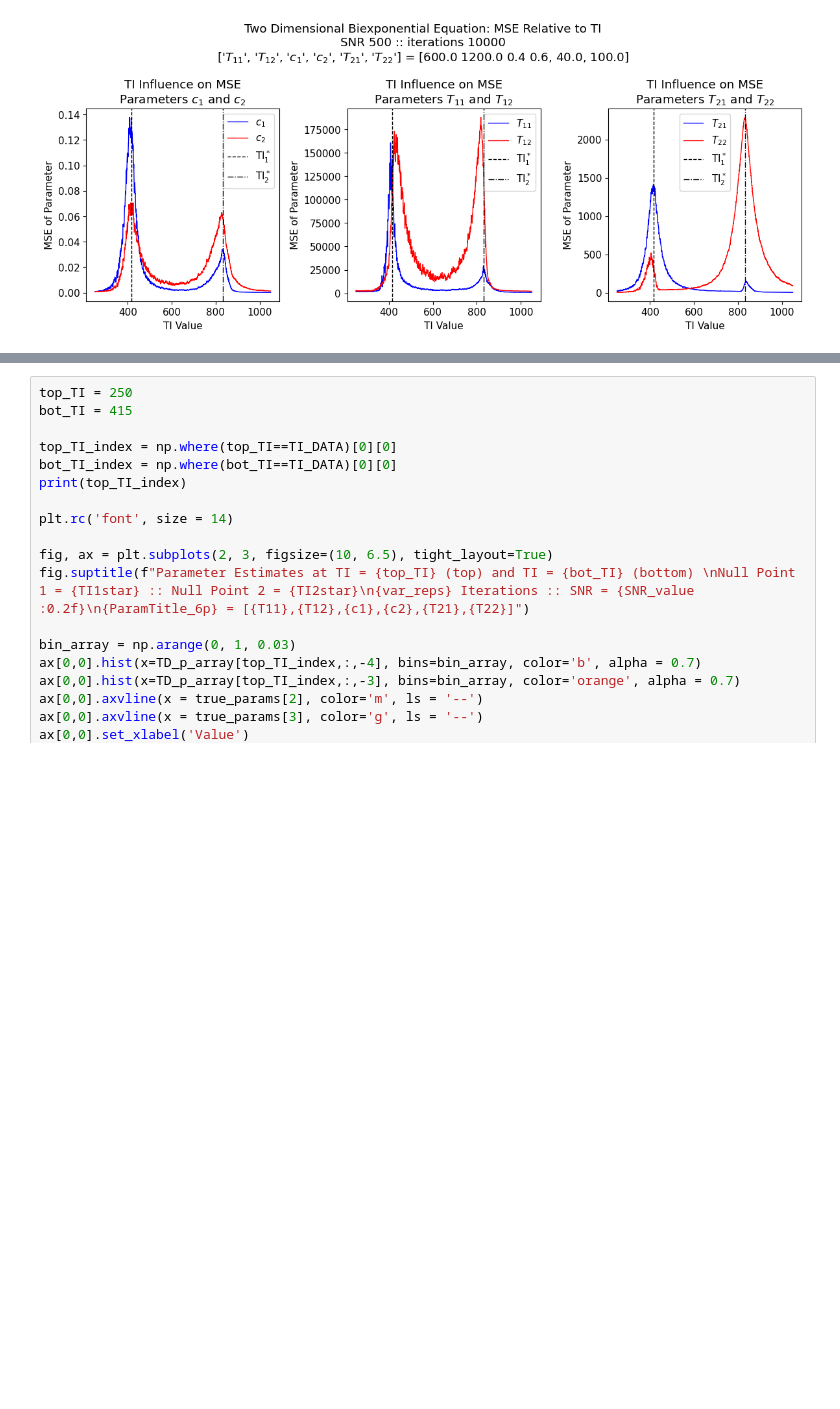
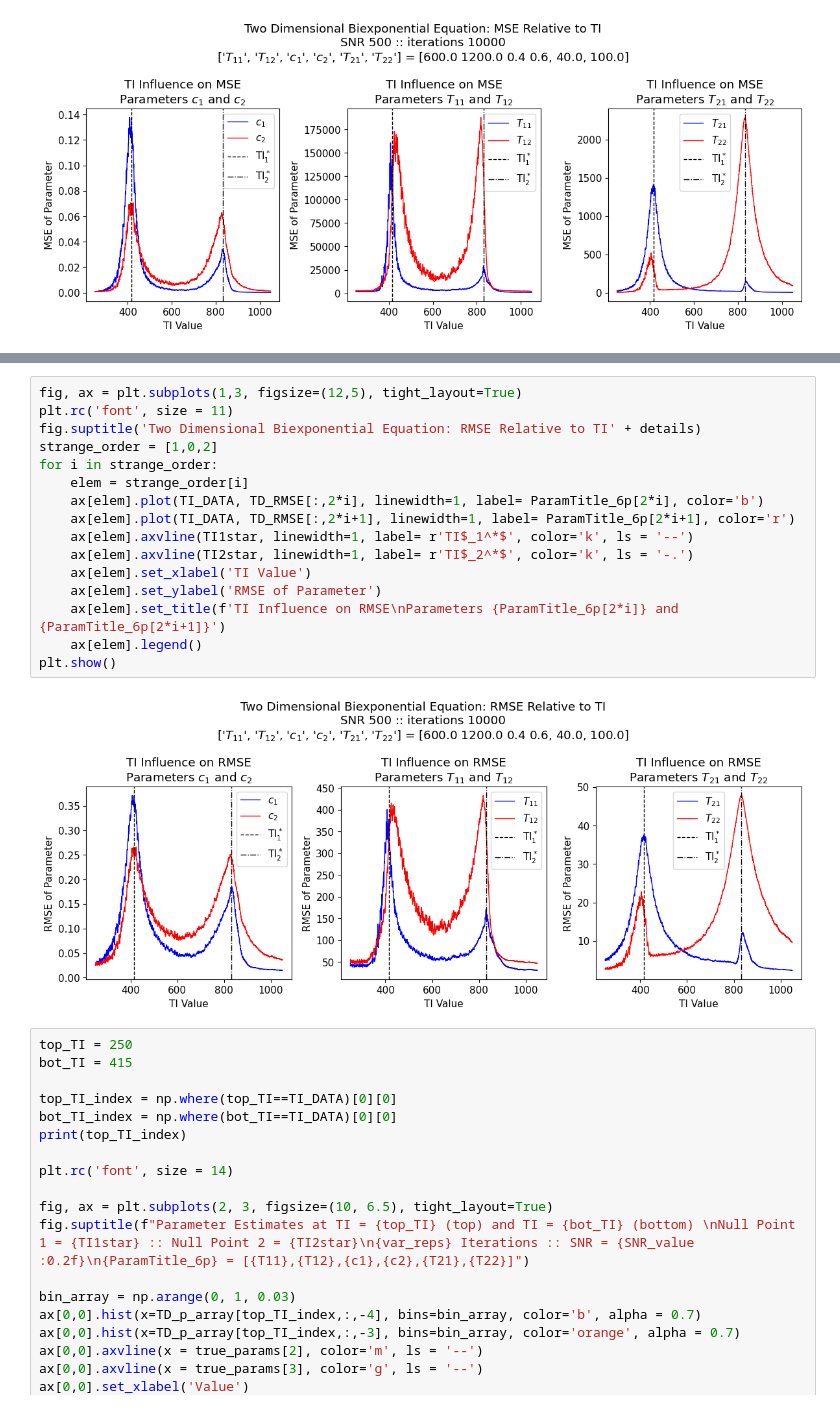
Before and after one commit to Griffin997/Stabilization, a Jupyter notebook: InversionExp_Characteristics/visualize_MC_DATA.ipynb, the cells around one changed output, grey strips where cells are left out. Drawn from its saved outputs; the diff is of its cells as text; blank space fills up the shorter version.

```diff
--- a/InversionExp_Characteristics/visualize_MC_DATA.ipynb
+++ b/InversionExp_Characteristics/visualize_MC_DATA.ipynb
@@ -255,3 +275,21 @@ plt.show()
+# %%
+fig, ax = plt.subplots(1,3, figsize=(12,5), tight_layout=True)
+plt.rc('font', size = 11)
+fig.suptitle('Two Dimensional Biexponential Equation: RMSE Relative to TI' + details)
+strange_order = [1,0,2]
+for i in strange_order:
+    elem = strange_order[i]
+    ax[elem].plot(TI_DATA, TD_RMSE[:,2*i], linewidth=1, label= ParamTitle_6p[2*i], color='b')
+    ax[elem].plot(TI_DATA, TD_RMSE[:,2*i+1], linewidth=1, label= ParamTitle_6p[2*i+1], color='r')
+    ax[elem].axvline(TI1star, linewidth=1, label= r'TI$_1^*$', color='k', ls = '--')
+    ax[elem].axvline(TI2star, linewidth=1, label= r'TI$_2^*$', color='k', ls = '-.')
+    ax[elem].set_xlabel('TI Value')
+    ax[elem].set_ylabel('RMSE of Parameter')
+    ax[elem].set_title(f'TI Influence on RMSE\nParameters {ParamTitle_6p[2*i]} and {ParamTitle_6p[2*i+1]}')
+    ax[elem].legend()
+plt.show()
+# %% [output]
+[figure, added]
 # %%
 top_TI = 250
 bot_TI = 415
```
Also changed, not shown: parts of 3 cells of this notebook.
